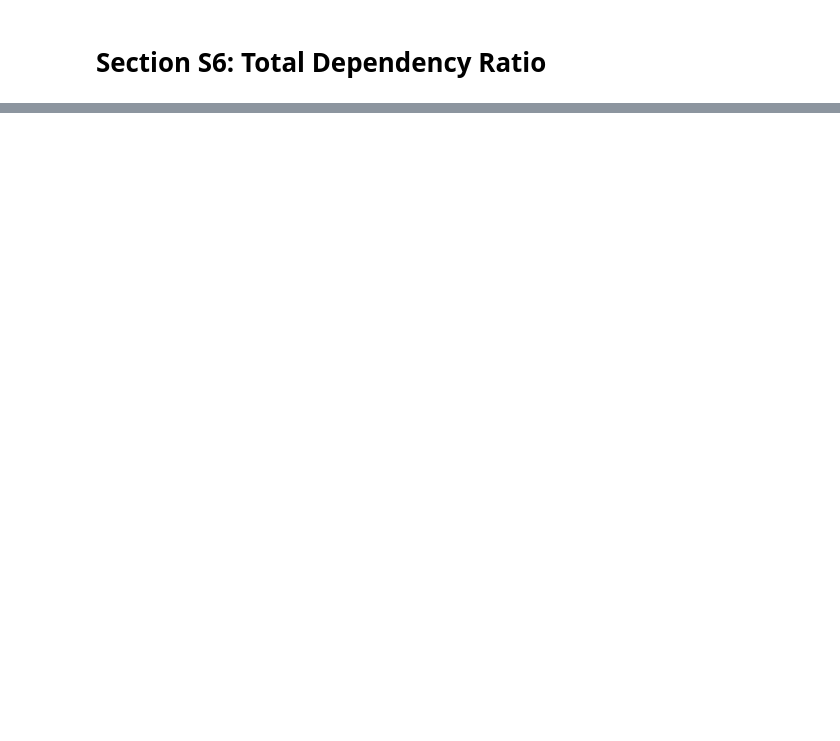
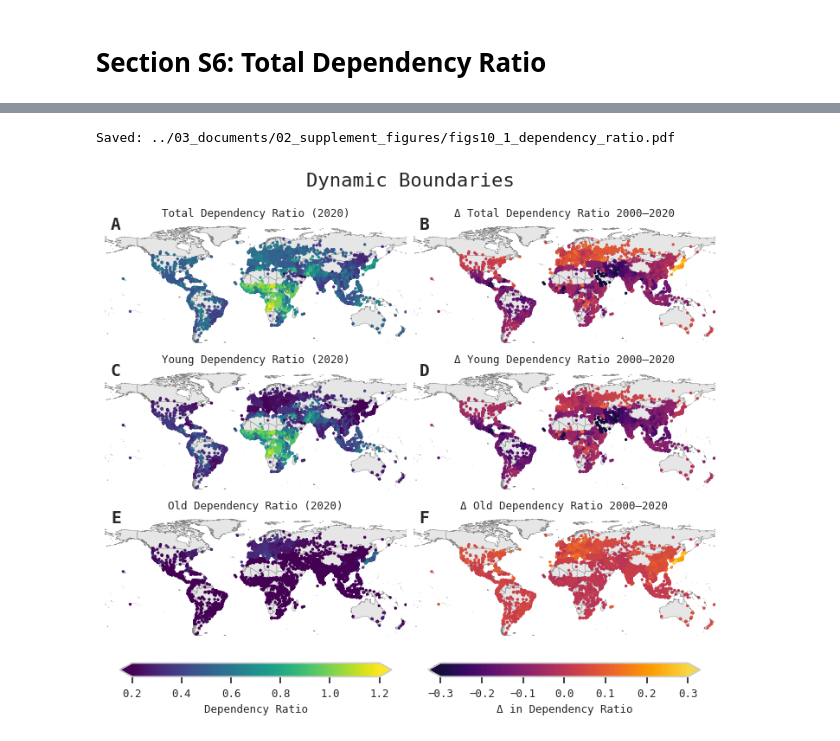
Before and after one commit to zimmermaps/urban_demography, a Jupyter notebook: 02_code/06_supplement_figures.ipynb, the cells around one changed output, grey strips where cells are left out. Saved outputs shown, nothing was run; the diff lists cells and outputs as text; code cells hidden in the pictures; blank space fills up the shorter version.

Commit message:
final figure edits

```diff
--- a/02_code/06_supplement_figures.ipynb
+++ b/02_code/06_supplement_figures.ipynb
@@ -25,12 +53,0 @@ world = gpd.read_file(Path(data_folder) / '02_auxiliary_data/03_mapping/ne_50m_a
-# %%
-# limit annual metrics to only include 2020, for plotting
-annual_metrics_2020 = annual_metrics[
-    (annual_metrics["YearOfBirth"] <= 2000) &
-    (annual_metrics["YearOfDeath"] >= 2020) &
-    (annual_metrics["year"] == 2020)
-].copy()
-
-change_data = change_data[
-    (change_data["YearOfBirth"] <= 2000) &
-    (change_data["YearOfDeath"] >= 2020)
-].copy()
@@ -1241,0 +805,51 @@ plt.show()
+# %%
+# Limit annual metrics to only include 2020 for plotting
+df_2020 = annual_metrics_dynamic[(annual_metrics_dynamic['YearOfBirth'] <= 2000) &
+                                 (annual_metrics_dynamic['YearOfDeath'] >= 2020) &
+                                 (annual_metrics_dynamic['year'] == 2020)].copy()
+change_data_dynamic = change_data_dynamic[(change_data_dynamic['YearOfBirth'] <= 2000) &
+                                          (change_data_dynamic['YearOfDeath'] >= 2020)].copy()
+# %%
+# 7. Figure 1 — Global Dependency Ratio Maps
+fig1, axes = plt.subplots(3, 2, figsize=(7.1, 6), constrained_layout=True)
+fig1.set_constrained_layout_pads(w_pad=0.02, h_pad=0.02, hspace=0.02, wspace=0.02)
+subplot_letters = ["A", "B", "C", "D", "E", "F"]
+
+# Plot each map
+sc1, norm1 = plot_map(axes[0,0], df_2020, "total_dr", cmap_dr, 0.2, 1.2, "Total Dependency Ratio (2020)", letter=None)
+sc2, norm2 = plot_map(axes[0,1], change_data_dynamic, "total_dr_Delta", cmap_delta, -0.3, 0.3, "Δ Total Dependency Ratio 2000–2020", letter=None)
+sc3, norm3 = plot_map(axes[1,0], df_2020, "young_dr", cmap_dr, 0.2, 1.2, "Young Dependency Ratio (2020)", letter=None)
+sc4, norm4 = plot_map(axes[1,1], change_data_dynamic, "young_dr_Delta", cmap_delta, -0.3, 0.3, "Δ Young Dependency Ratio 2000–2020", letter=None)
+sc5, norm5 = plot_map(axes[2,0], df_2020, "old_dr", cmap_dr, 0.2, 1.2, "Old Dependency Ratio (2020)", letter=None)
+sc6, norm6 = plot_map(axes[2,1], change_data_dynamic, "old_dr_Delta", cmap_delta, -0.3, 0.3, "Δ Old Dependency Ratio 2000–2020", letter=None)
+
+# Move subplot letters up a bit
+letter_y = 0.9
+for ax, letter in zip(axes.flat, subplot_letters):
+    ax.text(0.02, letter_y, letter, transform=ax.transAxes, fontproperties=mono_font, fontsize=14, fontweight="bold", va="bottom", ha="left", zorder=3)
+
+# Colorbars
+cbar1 = fig1.colorbar(plt.cm.ScalarMappable(norm=norm1, cmap=cmap_dr), ax=axes[:,0], orientation="horizontal", fraction=0.04, pad=0.06, shrink=0.9, extend='both')
+cbar2 = fig1.colorbar(plt.cm.ScalarMappable(norm=norm2, cmap=cmap_delta), ax=axes[:,1], orientation="horizontal", fraction=0.04, pad=0.06, shrink=0.9, extend='both')
+
+# Colorbar labels and ticks
+for cbar, label in zip([cbar1, cbar2], ["Dependency Ratio", "Δ in Dependency Ratio"]):
+    cbar.ax.set_xlabel(label, fontproperties=mono_font)
+    for tick in cbar.ax.get_xticklabels():
+        tick.set_fontproperties(mono_font)
+
+# Add global title
+fig1.suptitle(
+    "Dynamic Boundaries",
+    fontproperties=mono_font,
+    fontsize=16,
+    y=1.05
+)
+
+# Save figure
+fig1_path = FIGURE_FOLDER / 'figs10_1_dependency_ratio.pdf'
+safe_savefig(fig1_path, fig1)
+plt.show()
+# %% [output]
+Saved: ../03_documents/02_supplement_figures/figs10_1_dependency_ratio.pdf
+[figure, added]
```
Also changed, not shown: parts of 36 cells of this notebook, 34 other files.
